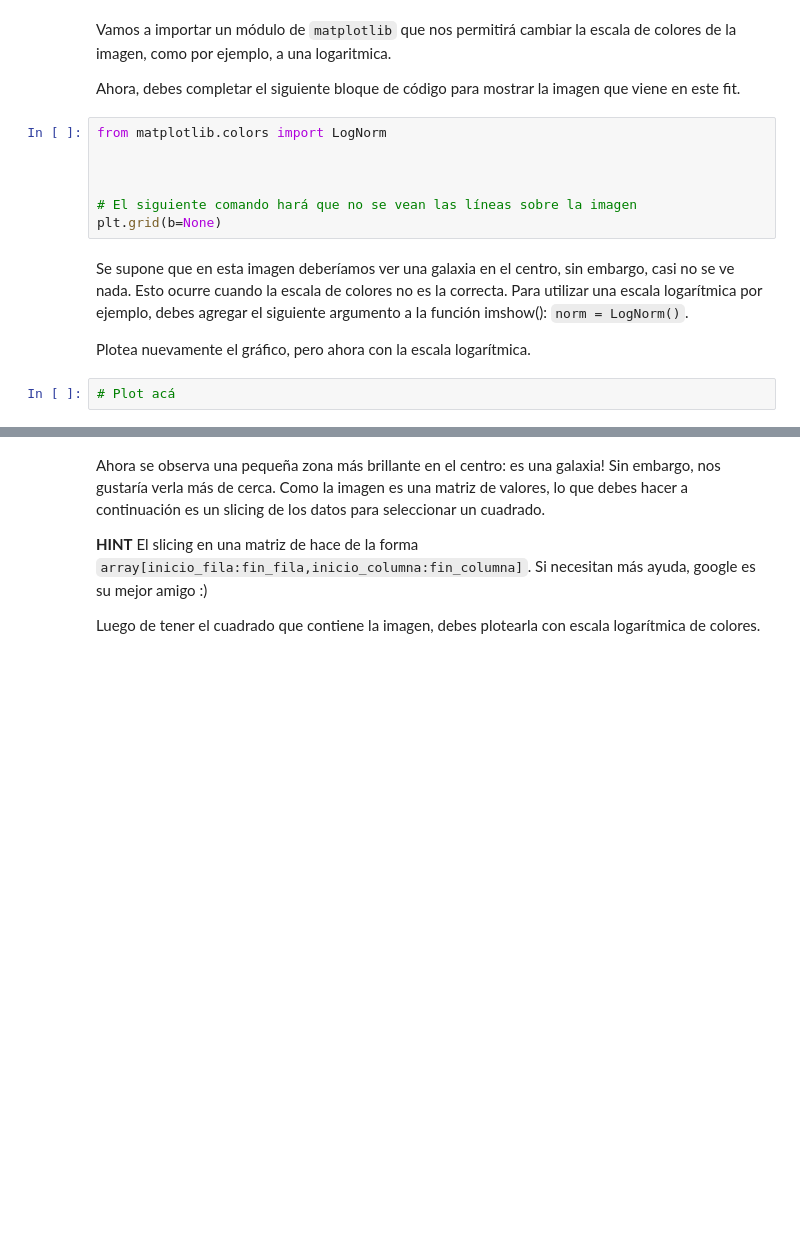
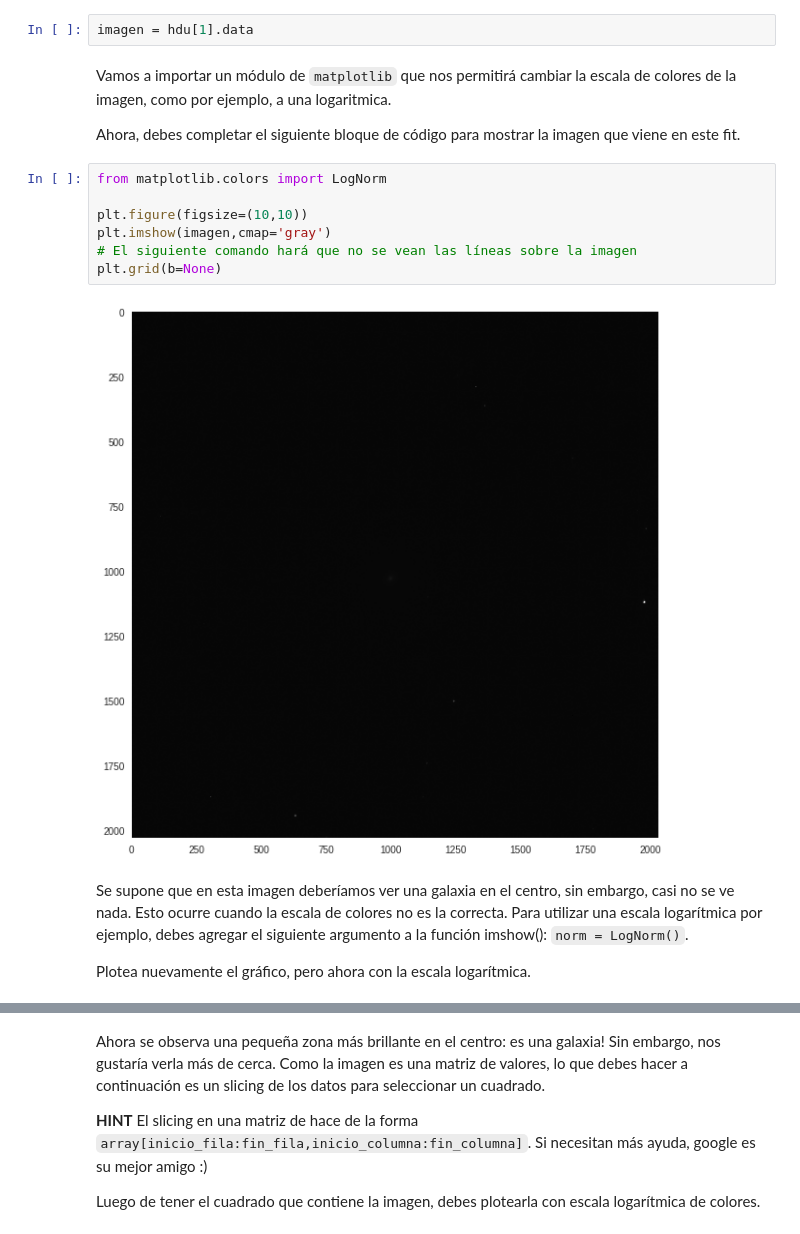
Before and after one commit to chenriquezb/minitarea3, a Jupyter notebook: minitarea3.ipynb, the cells around one changed output, grey strips where cells are left out. Cells and saved outputs as stored; diff of their text form; blank space fills up the shorter version.

```diff
--- a/minitarea3.ipynb
+++ b/minitarea3.ipynb
@@ -112,3 +110,5 @@ imagen =
+# %%
+imagen = hdu[1].data
 # %% [markdown]
 Vamos a importar un módulo de `matplotlib` que nos permitirá cambiar la escala de colores de la imagen, como por ejemplo, a una logaritmica.
 
@@ -116,13 +116,13 @@ Ahora, debes completar el siguiente bloque de código para mostrar la imagen que
 # %%
 from matplotlib.colors import LogNorm
 
-
-
+plt.figure(figsize=(10,10))
+plt.imshow(imagen,cmap='gray')
 # El siguiente comando hará que no se vean las líneas sobre la imagen
 plt.grid(b=None)
+# %% [output]
+[figure, added]
 # %% [markdown]
 Se supone que en esta imagen deberíamos ver una galaxia en el centro, sin embargo, casi no se ve nada. Esto ocurre cuando la escala de colores no es la correcta. Para utilizar una escala logarítmica por ejemplo, debes agregar el siguiente argumento a la función imshow(): `norm = LogNorm()`.
 
 Plotea nuevamente el gráfico, pero ahora con la escala logarítmica.
-# %%
-# Plot acá
```
Also changed, not shown: parts of 3 cells of this notebook.
